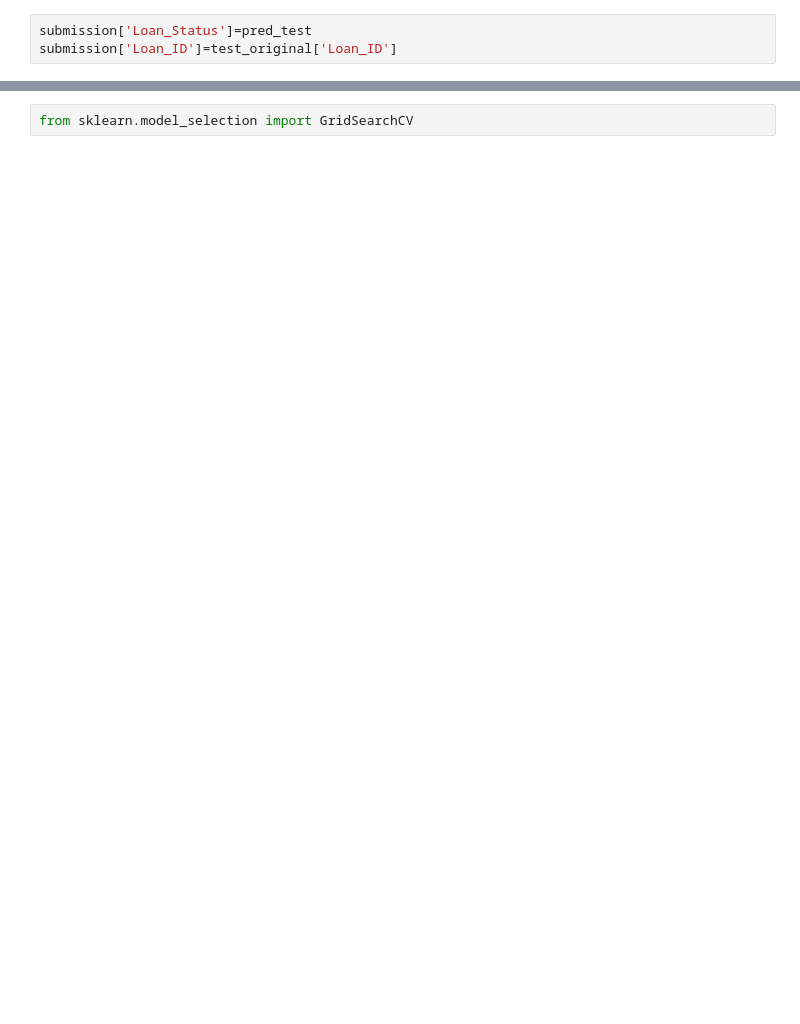
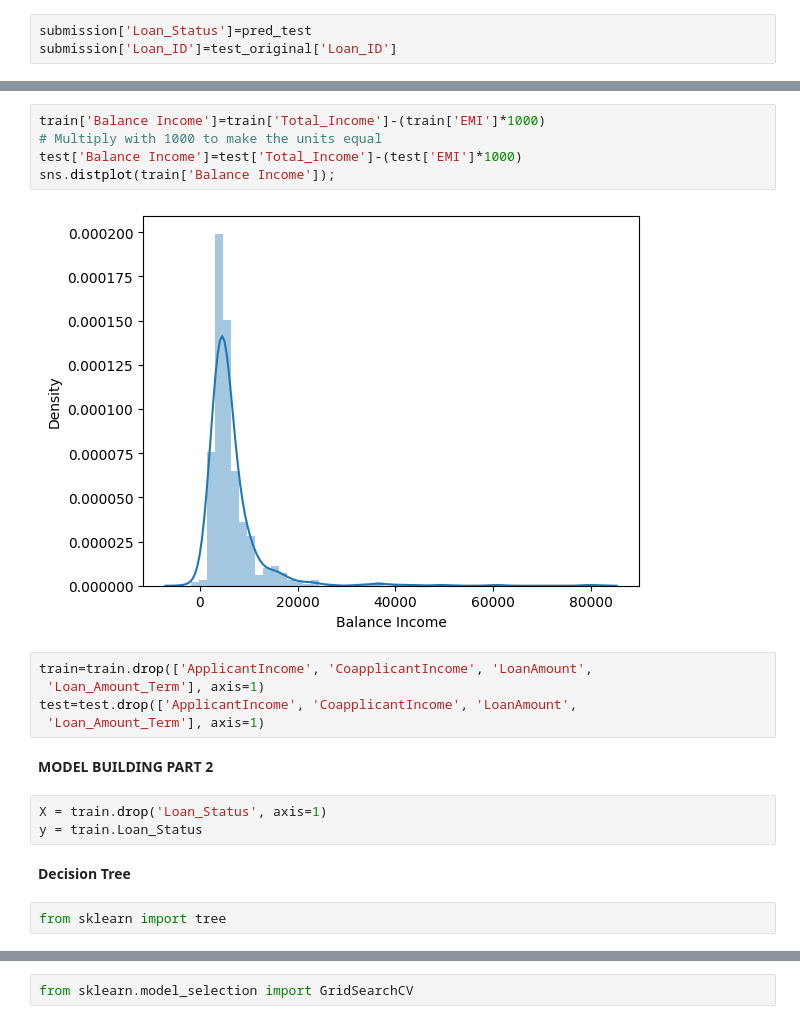
Before and after one commit to lovemelinda-cyber/DATS-123-ASSIGNMENT-1, a Jupyter notebook: LOAN_PREDICTION_Mel_.ipynb, the cells around one changed output, grey strips where cells are left out. Saved outputs shown, nothing was run; the diff lists cells and outputs as text; blank space fills up the shorter version.

```diff
--- a/LOAN_PREDICTION_Mel_.ipynb
+++ b/LOAN_PREDICTION_Mel_.ipynb
@@ -298,3 +405,24 @@ submission['Loan_ID']=test_original['Loan_ID']
+# %%
+train['Balance Income']=train['Total_Income']-(train['EMI']*1000)
+# Multiply with 1000 to make the units equal
+test['Balance Income']=test['Total_Income']-(test['EMI']*1000)
+sns.distplot(train['Balance Income']);
+# %% [output]
+[figure, added]
+# %%
+train=train.drop(['ApplicantIncome', 'CoapplicantIncome', 'LoanAmount',
+ 'Loan_Amount_Term'], axis=1)
+test=test.drop(['ApplicantIncome', 'CoapplicantIncome', 'LoanAmount',
+ 'Loan_Amount_Term'], axis=1)
+# %% [markdown]
+**MODEL BUILDING PART 2**
+# %%
+X = train.drop('Loan_Status', axis=1)
+y = train.Loan_Status
+# %% [markdown]
+**Decision Tree**
+# %%
+from sklearn import tree
 # %%
 i=1
 kf = StratifiedKFold(n_splits=5,random_state=1,shuffle=True)
```
Also changed, not shown: parts of 62 cells of this notebook.
